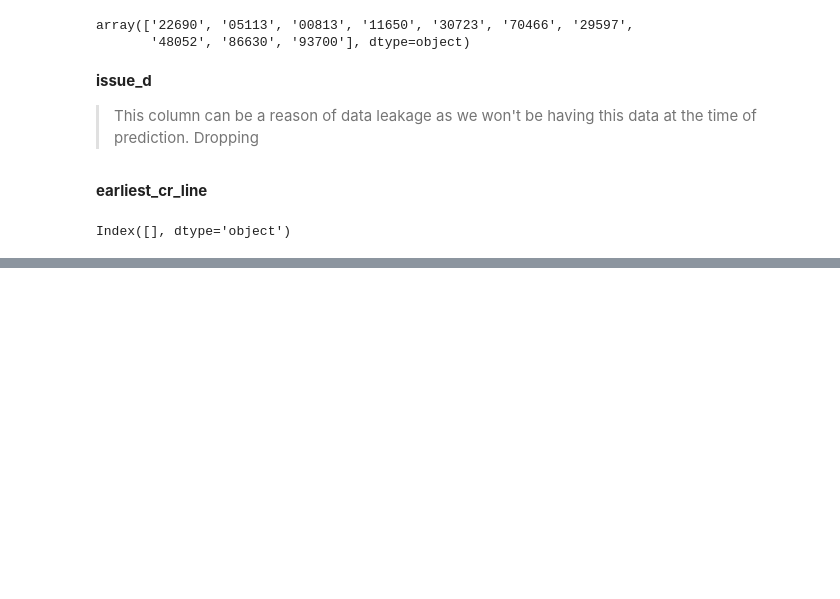
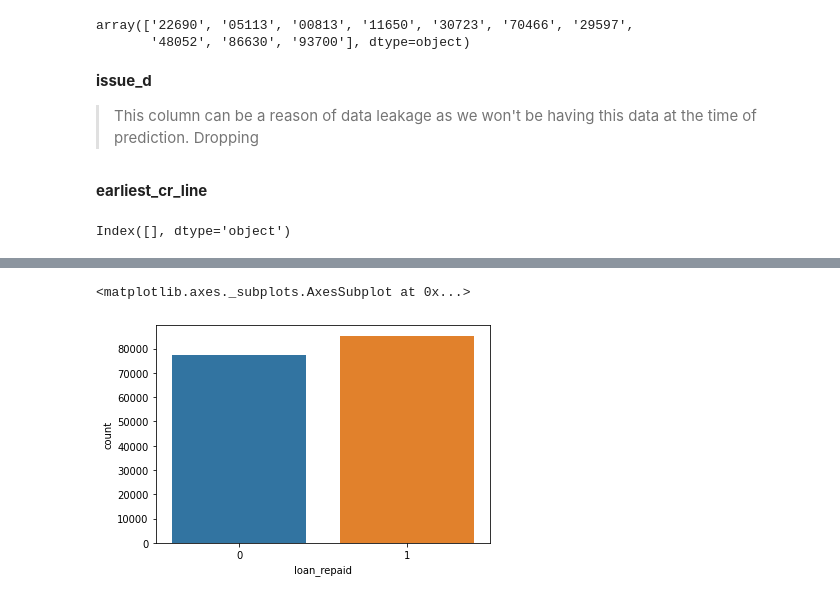
Before and after one commit to molgorithmo/loan_payback_keras_classification, a Jupyter notebook: Loan Payback Classification.ipynb, the cells around one changed output, grey strips where cells are left out. Drawn from its saved outputs; the diff is of its cells as text; code cells hidden in the pictures; blank space fills up the shorter version.

```diff
--- a/Loan Payback Classification.ipynb
+++ b/Loan Payback Classification.ipynb
@@ -694,0 +708,10 @@ print(confusion_matrix(y_test, predictions))
+# %%
+from random import randint
+fully_paid = fully_paid.sample(int(len(charged_off)+ len(charged_off)*0.10))
+# %%
+balanced_df = pd.concat([fully_paid, charged_off])
+# %%
+sb.countplot(balanced_df['loan_repaid'])
+# %% [output]
+<matplotlib.axes._subplots.AxesSubplot at 0x...>
+[figure, added]
```
Also changed, not shown: parts of 33 cells of this notebook.
